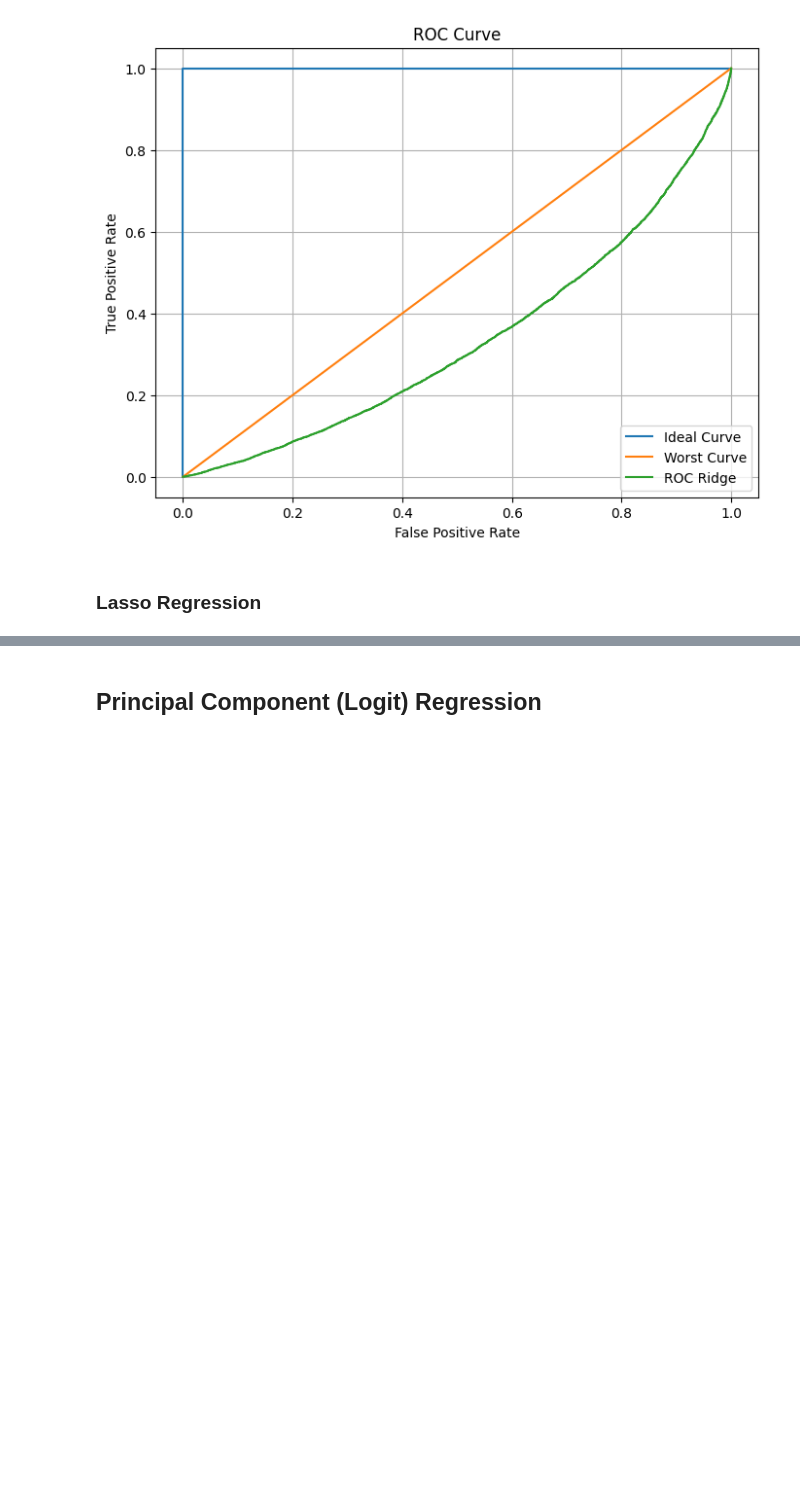
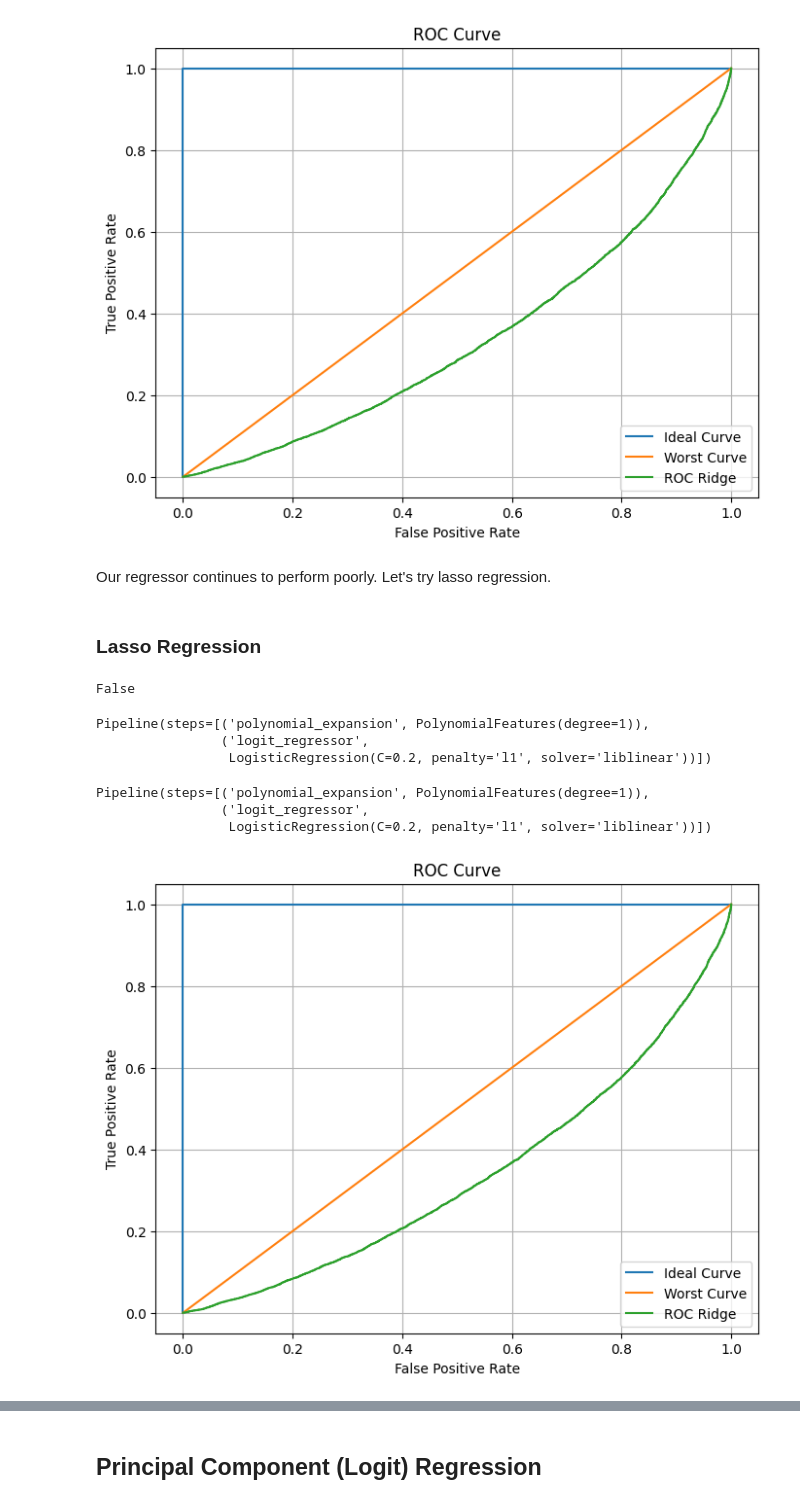
Before and after one commit to weiss25r/Data-analysis-of-diabetic-patients-readmissions-in-hospitals, a Jupyter notebook: main.ipynb, the cells around one changed output, grey strips where cells are left out. Saved outputs shown, nothing was run; the diff lists cells and outputs as text; code cells hidden in the pictures; blank space fills up the shorter version.

```diff
--- a/main.ipynb
+++ b/main.ipynb
@@ -914,7 +921,59 @@ plt.legend(['Ideal Curve','Worst Curve', 'ROC Ridge'])
 plt.show()
 # %% [output]
 [figure]
+# %% [markdown]
+Our regressor continues to perform poorly. Let's try lasso regression.
 # %% [markdown]
 ### Lasso Regression
+# %%
+pol_regr = Pipeline([
+    ('polynomial_expansion', PolynomialFeatures()),
+    ('logit_regressor', LogisticRegression(penalty='l1'))
+])
+
+gs = GridSearchCV(pol_regr, param_grid={'polynomial_expansion__degree': range(1, 5),
+                                        'logit_regressor__C': np.arange(1.0, 0, -0.1)},
+                  scoring=make_scorer(fbeta_score, beta=2))
+
+gs.fit(train_set, y_train)
 # %%
 np.array_equal(pol_regr.predict_proba(test_set), log_regr.predict_proba(test_set))
+# %% [output]
+False
+# %%
+pol_regr = Pipeline([
+    ('polynomial_expansion', PolynomialFeatures()),
+    ('logit_regressor', LogisticRegression(penalty='l1', solver='liblinear'))
+])
+# %%
+pol_regr.set_params(polynomial_expansion__degree=1, logit_regressor__C = 0.2)
+# %% [output]
+Pipeline(steps=[('polynomial_expansion', PolynomialFeatures(degree=1)),
+                ('logit_regressor',
+                 LogisticRegression(C=0.2, penalty='l1', solver='liblinear'))])
+# %%
+pol_regr.fit(train_set, y_train)
+# %% [output]
+Pipeline(steps=[('polynomial_expansion', PolynomialFeatures(degree=1)),
+                ('logit_regressor',
+                 LogisticRegression(C=0.2, penalty='l1', solver='liblinear'))])
+# %%
+fpr, tpr, thresholds = roc_curve(y_true=y_test, y_score=pol_regr.predict_proba(test_set)[:, 0])
+worst_curve = np.linspace(0,1,100)
+ideal_curve = np.ones(100)
+
+plt.figure(figsize = (8, 6))
+plt.plot([0]+list(worst_curve),[0]+list(ideal_curve))
+plt.plot(worst_curve, worst_curve)
+plt.plot(fpr,tpr)
+
+plt.grid()
+plt.xlabel('False Positive Rate')
+plt.ylabel('True Positive Rate')
+plt.title('ROC Curve')
+
+plt.legend(['Ideal Curve','Worst Curve', 'ROC Ridge'])
+
+plt.show()
+# %% [output]
+[figure, added]
```
Also changed, not shown: parts of 8 cells of this notebook.
